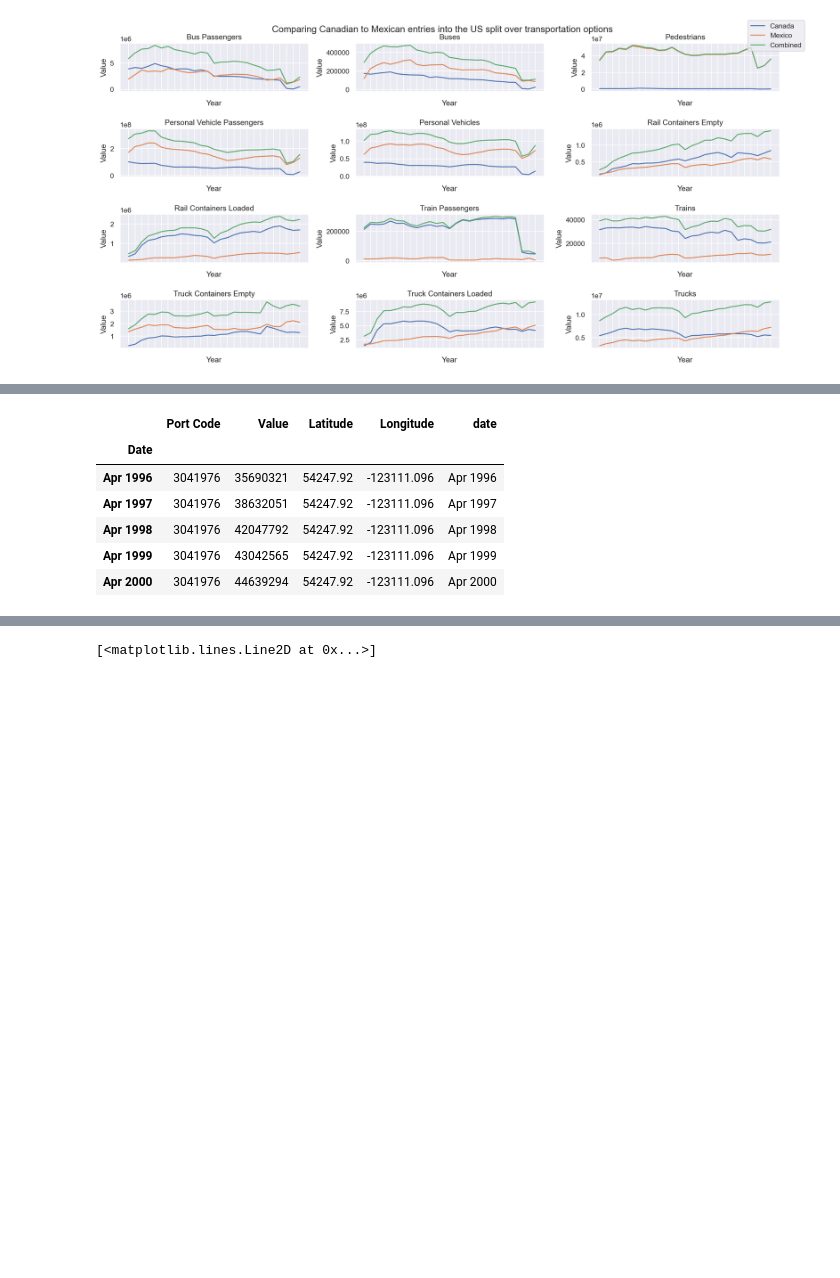
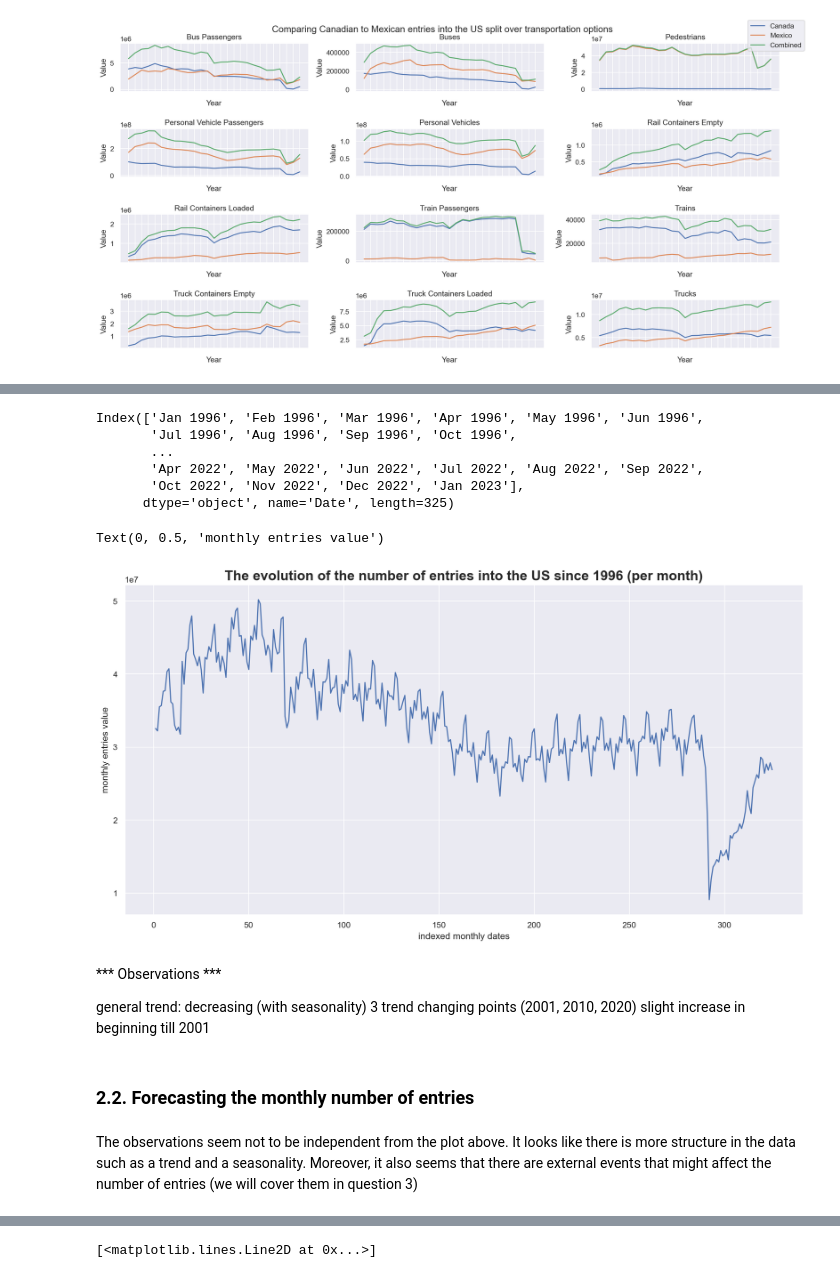
Before and after one commit to Roman20022002/Data-Analysis, a Jupyter notebook: DataMadness.ipynb, the cells around one changed output, grey strips where cells are left out. Saved outputs shown, nothing was run; the diff lists cells and outputs as text; code cells hidden in the pictures; blank space fills up the shorter version.

Commit message:
questions reordering

```diff
--- a/DataMadness.ipynb
+++ b/DataMadness.ipynb
@@ -109,15 +182,29 @@ Decline in the use of buses, massive decline in use of trains as transport
+# %%
+border_crossing_monthly.index
+# %% [output]
+Index(['Jan 1996', 'Feb 1996', 'Mar 1996', 'Apr 1996', 'May 1996', 'Jun 1996',
+       'Jul 1996', 'Aug 1996', 'Sep 1996', 'Oct 1996',
+       ...
+       'Apr 2022', 'May 2022', 'Jun 2022', 'Jul 2022', 'Aug 2022', 'Sep 2022',
+       'Oct 2022', 'Nov 2022', 'Dec 2022', 'Jan 2023'],
+      dtype='object', name='Date', length=325)
+# %%
+sns.lineplot(data=border_crossing_monthly, x='date', y='Value')
+plt.title(label='The evolution of the number of entries into the US since 1996 (per month)', weight='bold').set_fontsize('18')
+plt.xlabel('indexed monthly dates')
+plt.ylabel('monthly entries value')
+# %% [output]
+Text(0, 0.5, 'monthly entries value')
+[figure, added]
+# %% [markdown]
+*** Observations ***
+
+general trend: decreasing (with seasonality)
+3 trend changing points (2001, 2010, 2020)
+slight increase in beginning till 2001
+# %% [markdown]
+### 2.2. Forecasting the monthly number of entries
+# %% [markdown]
+The observations seem not to be independent from the plot above. It looks like there is more structure in the data such as a trend and a seasonality. Moreover, it also seems that there are external events that might affect the number of entries (we will cover them in question 3)
 # %%
 from statsmodels.tsa.seasonal import seasonal_decompose
-# %%
-border_crossing_full = pd.read_csv('data/Border_Crossing_Entry_Data.csv')
-border_crossing_monthly = border_crossing_full.groupby('Date').agg(sum)
-border_crossing_monthly['date'] = border_crossing_monthly.index
-border_crossing_monthly.head()
-# %% [output]
-|  | Port Code | Value | Latitude | Longitude | date |
-| Date |  |  |  |  |  |
-| Apr 1996 | 3041976 | 35690321 | 54247.92 | -123111.096 | Apr 1996 |
-| Apr 1997 | 3041976 | 38632051 | 54247.92 | -123111.096 | Apr 1997 |
-| Apr 1998 | 3041976 | 42047792 | 54247.92 | -123111.096 | Apr 1998 |
-| Apr 1999 | 3041976 | 43042565 | 54247.92 | -123111.096 | Apr 1999 |
-| Apr 2000 | 3041976 | 44639294 | 54247.92 | -123111.096 | Apr 2000 |
```
Also changed, not shown: parts of 23 cells of this notebook.
